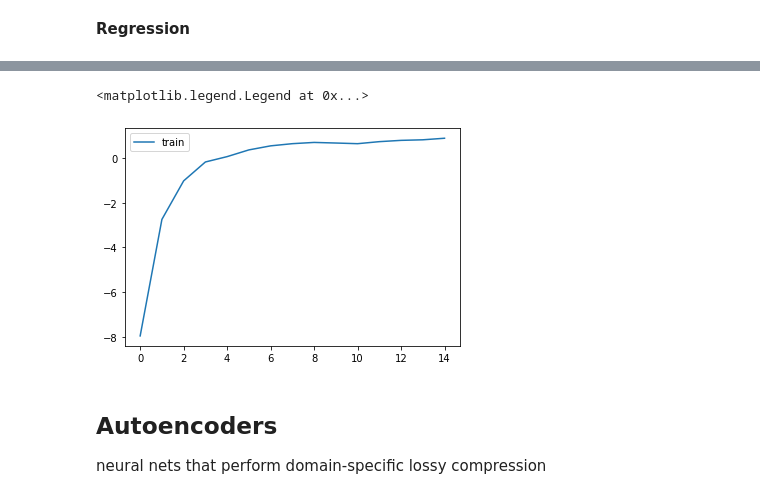
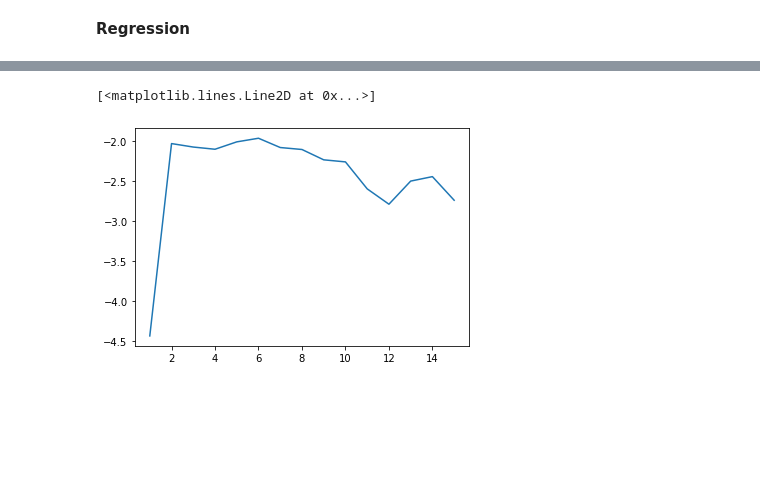
Before and after one commit to elliottash/nlp_lss_2023, a Jupyter notebook: notebooks/04_intro_ML_DL.ipynb, the cells around one changed output, grey strips where cells are left out. Cells and saved outputs as stored; diff of their text form; code cells hidden in the pictures; blank space fills up the shorter version.

```diff
--- a/notebooks/04_intro_ML_DL.ipynb
+++ b/notebooks/04_intro_ML_DL.ipynb
@@ -1010,31 +1105,2 @@ model = load_model('keras-clf.pkl')
 # %% [markdown]
 **Regression**
-# %%
-# Regression model with R-squared
-Yreg = df['log_cite_count']
-
-
-model = Sequential() # create a sequential model
-model.add(Dense(100, # output neurons in layer
-          input_dim=X.shape[1], # number of inputs
-          activation='relu')) # activation function
-model.add(Dense(50, activation='relu')) # hidden layer
-model.add(Dense(1)) # output layer
-
-from keras import backend as K
-def r2(y_true, y_pred):
-    SS_res =  K.sum(K.square( y_true-y_pred ))
-    SS_tot = K.sum(K.square( y_true - K.mean(y_true) ) )
-    return ( 1 - SS_res/(SS_tot + K.epsilon()) )
-
-model.compile(loss='mean_squared_error', # cost function
-              optimizer='adam', # use adam as the optimizer
-              metrics=[r2]) # compute r-squared
-model_info = model.fit(X.todense(), Yreg,
-                      epochs=15)
-
-from sklearn.metrics import r2_score
-Ypred = model.predict(X.todense())
-
-print (Yreg[:5], Ypred.squeeze()[:5])
-r2_score(Yreg,Ypred.squeeze())
@@ -1060,13 +1206,8 @@ Name: log_cite_count, dtype: float64 [8.167001  3.9199166 9.956014  4.447244  8.
 # %%
 %matplotlib inline
 
 # Plot performance by epoch
-plt.plot(model_info.epoch,model_info.history['r2'])
-plt.legend(['train', 'val'], loc='best')
+plt.plot(list(range(1, 16)), valid_r2_list)
 # %% [output]
-<matplotlib.legend.Legend at 0x...>
+[<matplotlib.lines.Line2D at 0x...>]
-[figure, old version]
+[figure, new version]
-# %% [markdown]
-## Autoencoders
-
-neural nets that perform domain-specific lossy compression
```
Also changed, not shown: parts of 22 cells of this notebook.
